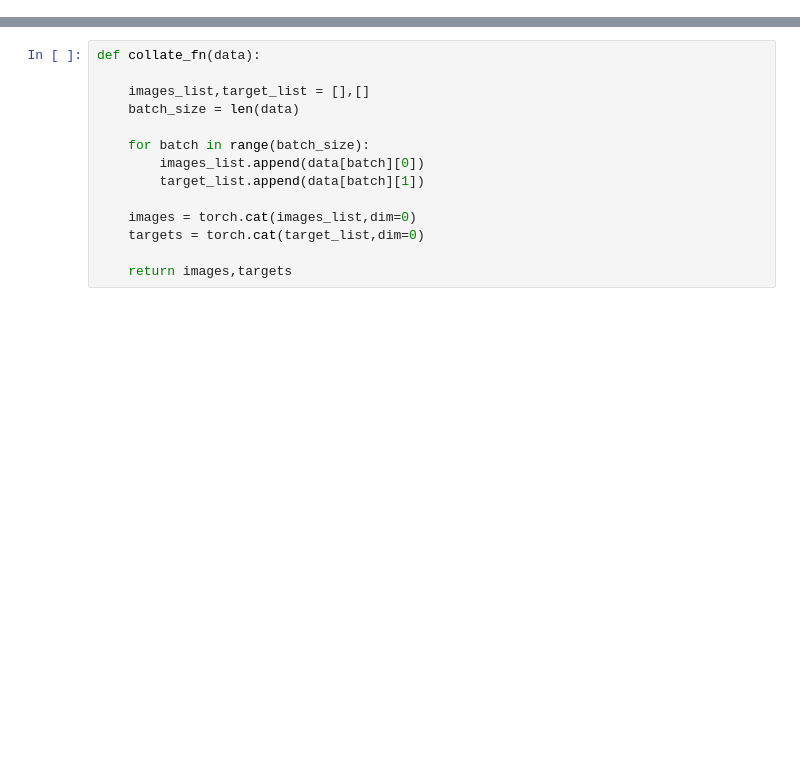
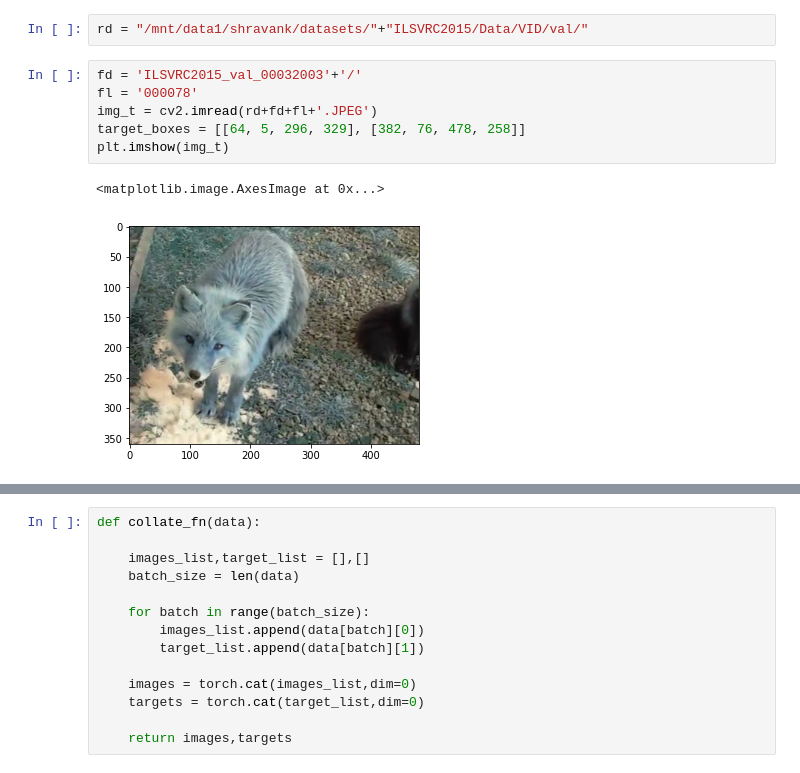
Before and after one commit to shravankale/locem, a Jupyter notebook: main/testing.ipynb, the cells around one changed output, grey strips where cells are left out. Drawn from its saved outputs; the diff is of its cells as text; blank space fills up the shorter version.

```diff
--- a/main/testing.ipynb
+++ b/main/testing.ipynb
@@ -58,0 +103,11 @@ def collate_fn(data):
+# %%
+rd = "/mnt/data1/shravank/datasets/"+"ILSVRC2015/Data/VID/val/"
+# %%
+fd = 'ILSVRC2015_val_00032003'+'/'
+fl = '000078'
+img_t = cv2.imread(rd+fd+fl+'.JPEG')
+target_boxes = [[64, 5, 296, 329], [382, 76, 478, 258]]
+plt.imshow(img_t)
+# %% [output]
+<matplotlib.image.AxesImage at 0x...>
+[figure, added]
```
Also changed, not shown: parts of 18 cells of this notebook, 11 other files.
